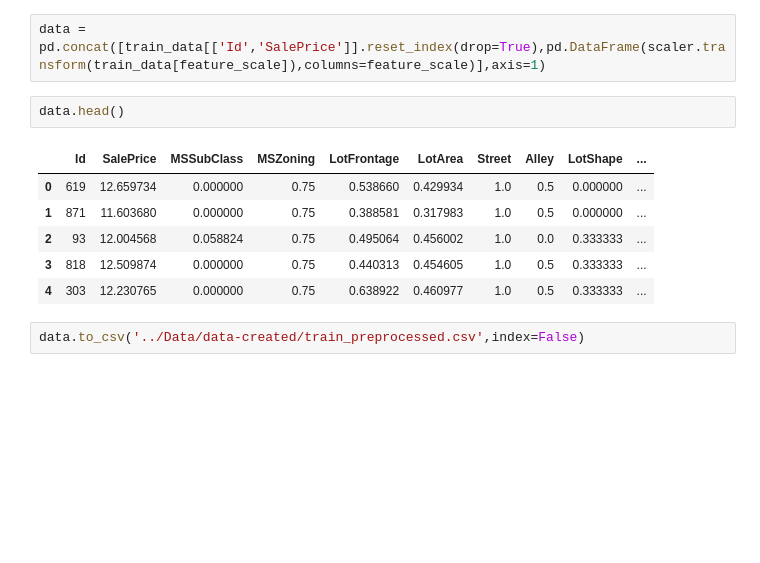
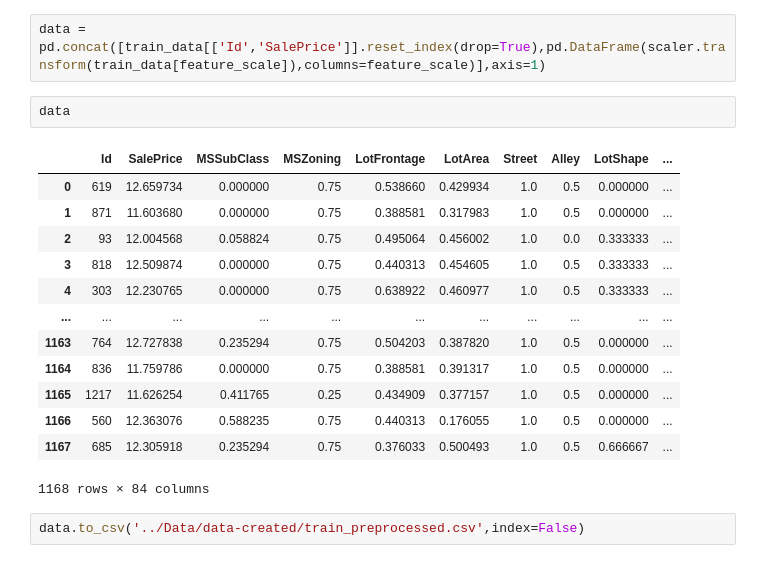
Before and after one commit to Prithvi2310/Advanced-House-Price-Prediction, a Jupyter notebook: ipynb files/Feature-Engineering.ipynb, the cells around one changed output. Drawn from its saved outputs; the diff is of its cells as text; blank space fills up the shorter version.

```diff
--- a/ipynb files/Feature-Engineering.ipynb
+++ b/ipynb files/Feature-Engineering.ipynb
@@ -331,14 +352,21 @@ MinMaxScaler()
 # %%
 data = pd.concat([train_data[['Id','SalePrice']].reset_index(drop=True),pd.DataFrame(scaler.transform(train_data[feature_scale]),columns=feature_scale)],axis=1)
 # %%
-data.head()
+data
 # %% [output]
 |  | Id | SalePrice | MSSubClass | MSZoning | LotFrontage | LotArea | Street | Alley | LotShape | ... |
 | 0 | 619 | 12.659734 | 0.000000 | 0.75 | 0.538660 | 0.429934 | 1.0 | 0.5 | 0.000000 | ... |
 | 1 | 871 | 11.603680 | 0.000000 | 0.75 | 0.388581 | 0.317983 | 1.0 | 0.5 | 0.000000 | ... |
 | 2 | 93 | 12.004568 | 0.058824 | 0.75 | 0.495064 | 0.456002 | 1.0 | 0.0 | 0.333333 | ... |
 | 3 | 818 | 12.509874 | 0.000000 | 0.75 | 0.440313 | 0.454605 | 1.0 | 0.5 | 0.333333 | ... |
 | 4 | 303 | 12.230765 | 0.000000 | 0.75 | 0.638922 | 0.460977 | 1.0 | 0.5 | 0.333333 | ... |
+| ... | ... | ... | ... | ... | ... | ... | ... | ... | ... | ... |
+| 1163 | 764 | 12.727838 | 0.235294 | 0.75 | 0.504203 | 0.387820 | 1.0 | 0.5 | 0.000000 | ... |
+| 1164 | 836 | 11.759786 | 0.000000 | 0.75 | 0.388581 | 0.391317 | 1.0 | 0.5 | 0.000000 | ... |
+| 1165 | 1217 | 11.626254 | 0.411765 | 0.25 | 0.434909 | 0.377157 | 1.0 | 0.5 | 0.000000 | ... |
+| 1166 | 560 | 12.363076 | 0.588235 | 0.75 | 0.440313 | 0.176055 | 1.0 | 0.5 | 0.000000 | ... |
+| 1167 | 685 | 12.305918 | 0.235294 | 0.75 | 0.376033 | 0.500493 | 1.0 | 0.5 | 0.666667 | ... |
+1168 rows × 84 columns
 # %%
 data.to_csv('../Data/data-created/train_preprocessed.csv',index=False)
 # %% [markdown]
```
Also changed, not shown: parts of 22 cells of this notebook, 1 other file.
